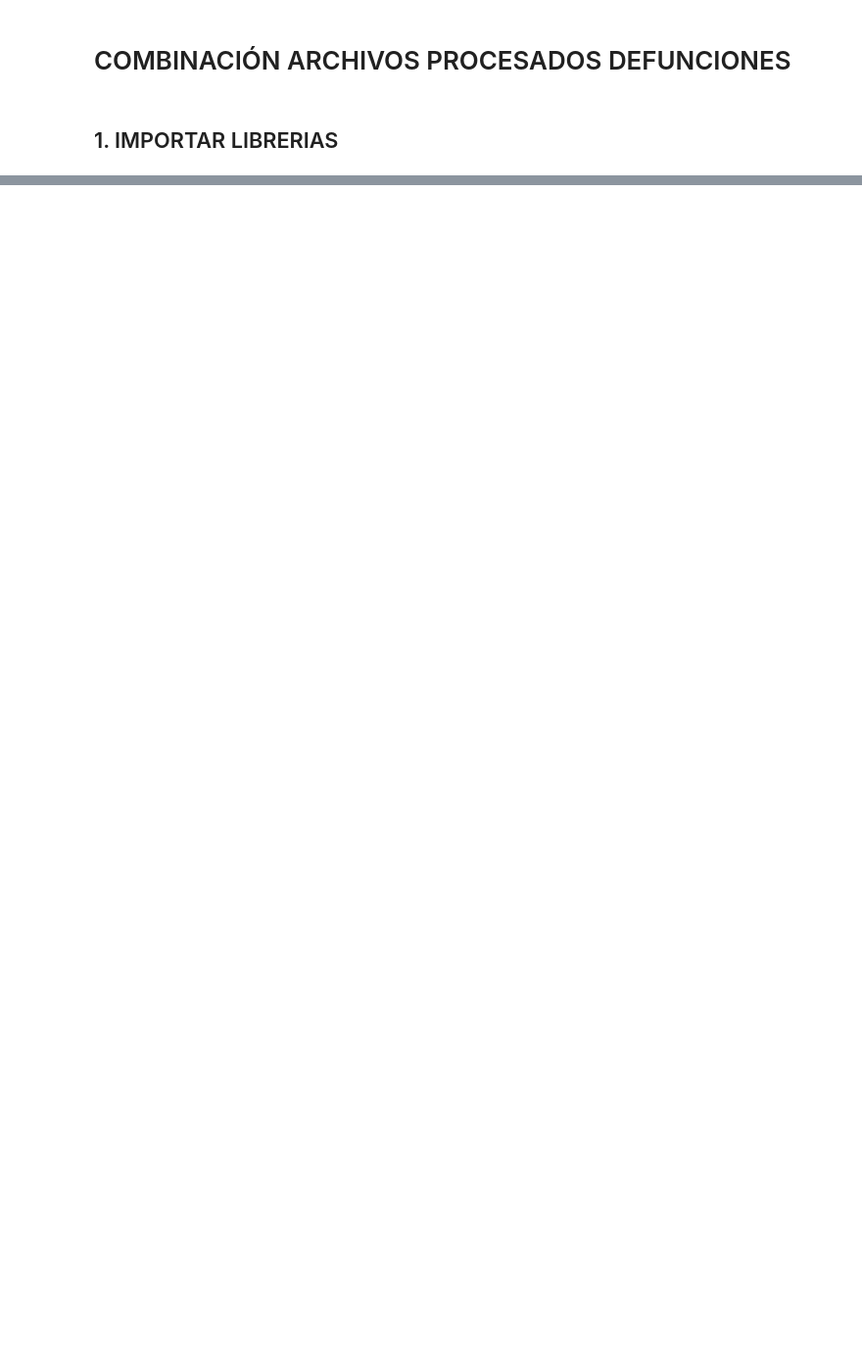
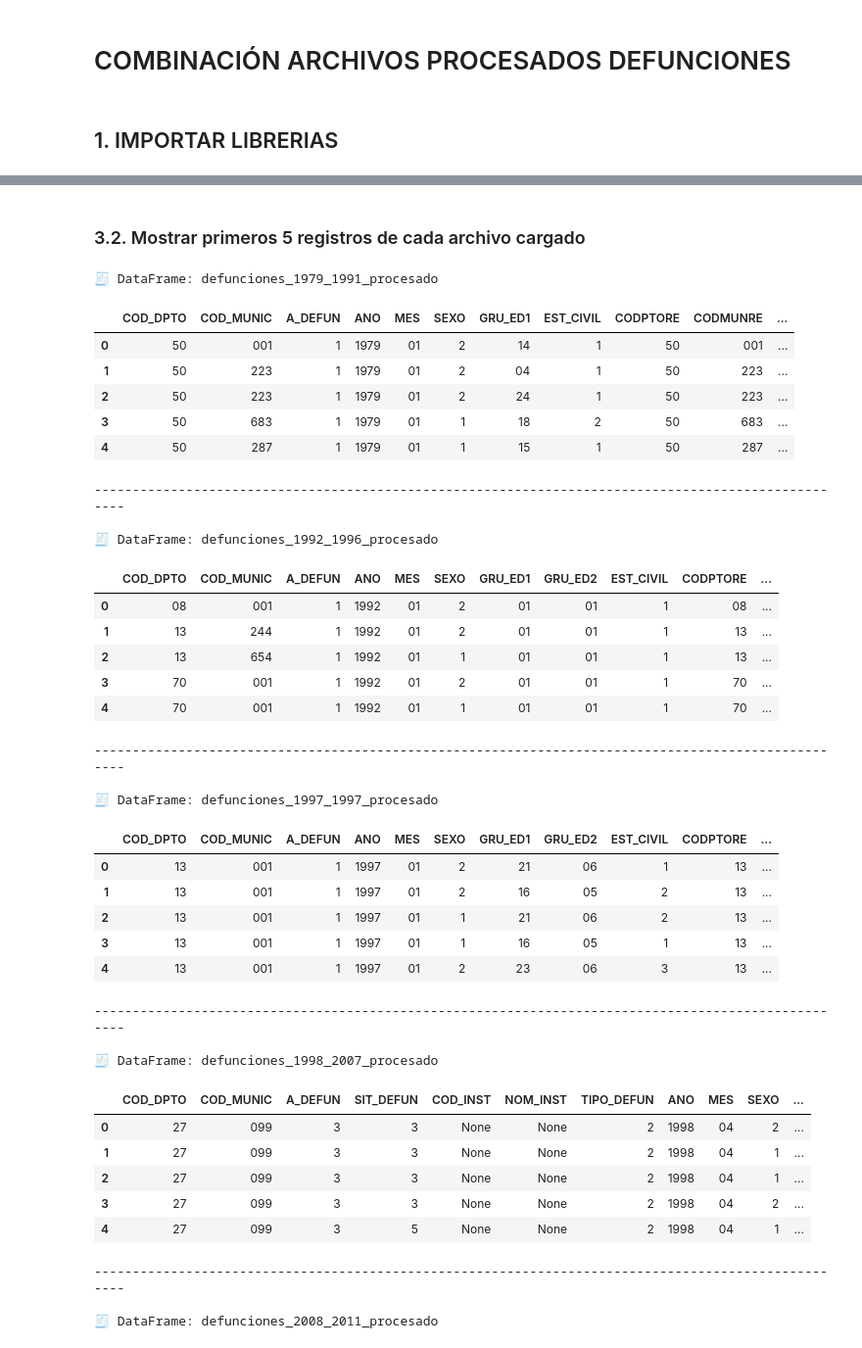
Before and after one commit to Geral2001/Proyecto_DSA, a Jupyter notebook: Analisis_Exp_Def_Full.ipynb, the cells around one changed output, grey strips where cells are left out. Shown at 98% size. Drawn from its saved outputs; the diff is of its cells as text; code cells hidden in the pictures; blank space fills up the shorter version.

Commit message:
Actualizar Cuadernos con Defunciones 2012-2013

```diff
--- a/Analisis_Exp_Def_Full.ipynb
+++ b/Analisis_Exp_Def_Full.ipynb
@@ -8,0 +47,25 @@ import pandas as pd
+# %%
+def mostrar_head_archivos(lista_archivos):
+    """
+    Muestra las primeras 5 filas de cada DataFrame en memoria,
+    basándose en los nombres de los archivos indicados en 'lista_archivos'.
+    Si una variable no existe, muestra una advertencia y continúa.
+    """
+    # Mostrar todas las columnas en el output
+    pd.set_option('display.max_columns', None)
+
+    total_mostrados = 0
+
+    for archivo in lista_archivos:
+        nombre_var = os.path.splitext(archivo)[0]
+
+        if nombre_var in globals():
+            df = globals()[nombre_var]
+            print(f"\n🧾 DataFrame: {nombre_var}")
+            display(df.head(5))
+            print("-" * 100)
+            total_mostrados += 1
+        else:
+            print(f"⚠️ El DataFrame '{nombre_var}' no se encuentra cargado en memoria.")
+
+    print(f"\n📊 Total de DataFrames mostrados: {total_mostrados} de {len(lista_archivos)}")
@@ -48,0 +76,11 @@ Registros cargados: 790,223
+# %%
+archivos_a_leer = [
+    "defunciones_1979_1991_procesado.parquet",
+    "defunciones_1992_1996_procesado.parquet",
+    "defunciones_1997_1997_procesado.parquet",
+    "defunciones_1998_2007_procesado.parquet",
+    "defunciones_2008_2011_procesado.parquet",
+    "defunciones_2012_2013_procesado.parquet"
+]
+
+cargar_archivos_seleccionados_con_id("data/processed", archivos_a_leer)
@@ -48,0 +96,43 @@ Registros cargados: 790,223
+# %% [markdown]
+### 3.2. Mostrar primeros 5 registros de cada archivo cargado
+# %%
+# Mostrar las primeras 5 filas de los archivos cargados
+mostrar_head_archivos(archivos_a_leer)
+# %% [output]
+🧾 DataFrame: defunciones_1979_1991_procesado
+|  | COD_DPTO | COD_MUNIC | A_DEFUN | ANO | MES | SEXO | GRU_ED1 | EST_CIVIL | CODPTORE | CODMUNRE | ... |
+| 0 | 50 | 001 | 1 | 1979 | 01 | 2 | 14 | 1 | 50 | 001 | ... |
+| 1 | 50 | 223 | 1 | 1979 | 01 | 2 | 04 | 1 | 50 | 223 | ... |
+| 2 | 50 | 223 | 1 | 1979 | 01 | 2 | 24 | 1 | 50 | 223 | ... |
+| 3 | 50 | 683 | 1 | 1979 | 01 | 1 | 18 | 2 | 50 | 683 | ... |
+| 4 | 50 | 287 | 1 | 1979 | 01 | 1 | 15 | 1 | 50 | 287 | ... |
+----------------------------------------------------------------------------------------------------
+
+🧾 DataFrame: defunciones_1992_1996_procesado
+|  | COD_DPTO | COD_MUNIC | A_DEFUN | ANO | MES | SEXO | GRU_ED1 | GRU_ED2 | EST_CIVIL | CODPTORE | ... |
+| 0 | 08 | 001 | 1 | 1992 | 01 | 2 | 01 | 01 | 1 | 08 | ... |
+| 1 | 13 | 244 | 1 | 1992 | 01 | 2 | 01 | 01 | 1 | 13 | ... |
+| 2 | 13 | 654 | 1 | 1992 | 01 | 1 | 01 | 01 | 1 | 13 | ... |
+| 3 | 70 | 001 | 1 | 1992 | 01 | 2 | 01 | 01 | 1 | 70 | ... |
+| 4 | 70 | 001 | 1 | 1992 | 01 | 1 | 01 | 01 | 1 | 70 | ... |
+----------------------------------------------------------------------------------------------------
+
+🧾 DataFrame: defunciones_1997_1997_procesado
+|  | COD_DPTO | COD_MUNIC | A_DEFUN | ANO | MES | SEXO | GRU_ED1 | GRU_ED2 | EST_CIVIL | CODPTORE | ... |
+| 0 | 13 | 001 | 1 | 1997 | 01 | 2 | 21 | 06 | 1 | 13 | ... |
+| 1 | 13 | 001 | 1 | 1997 | 01 | 2 | 16 | 05 | 2 | 13 | ... |
+| 2 | 13 | 001 | 1 | 1997 | 01 | 1 | 21 | 06 | 2 | 13 | ... |
+| 3 | 13 | 001 | 1 | 1997 | 01 | 1 | 16 | 05 | 1 | 13 | ... |
+| 4 | 13 | 001 | 1 | 1997 | 01 | 2 | 23 | 06 | 3 | 13 | ... |
+----------------------------------------------------------------------------------------------------
+
+🧾 DataFrame: defunciones_1998_2007_procesado
+|  | COD_DPTO | COD_MUNIC | A_DEFUN | SIT_DEFUN | COD_INST | NOM_INST | TIPO_DEFUN | ANO | MES | SEXO | ... |
+| 0 | 27 | 099 | 3 | 3 | None | None | 2 | 1998 | 04 | 2 | ... |
+| 1 | 27 | 099 | 3 | 3 | None | None | 2 | 1998 | 04 | 1 | ... |
+| 2 | 27 | 099 | 3 | 3 | None | None | 2 | 1998 | 04 | 1 | ... |
+| 3 | 27 | 099 | 3 | 3 | None | None | 2 | 1998 | 04 | 2 | ... |
+| 4 | 27 | 099 | 3 | 5 | None | None | 2 | 1998 | 04 | 1 | ... |
+----------------------------------------------------------------------------------------------------
+
+🧾 DataFrame: defunciones_2008_2011_procesado
```
Also changed, not shown: parts of 19 cells of this notebook, 1 other file.
